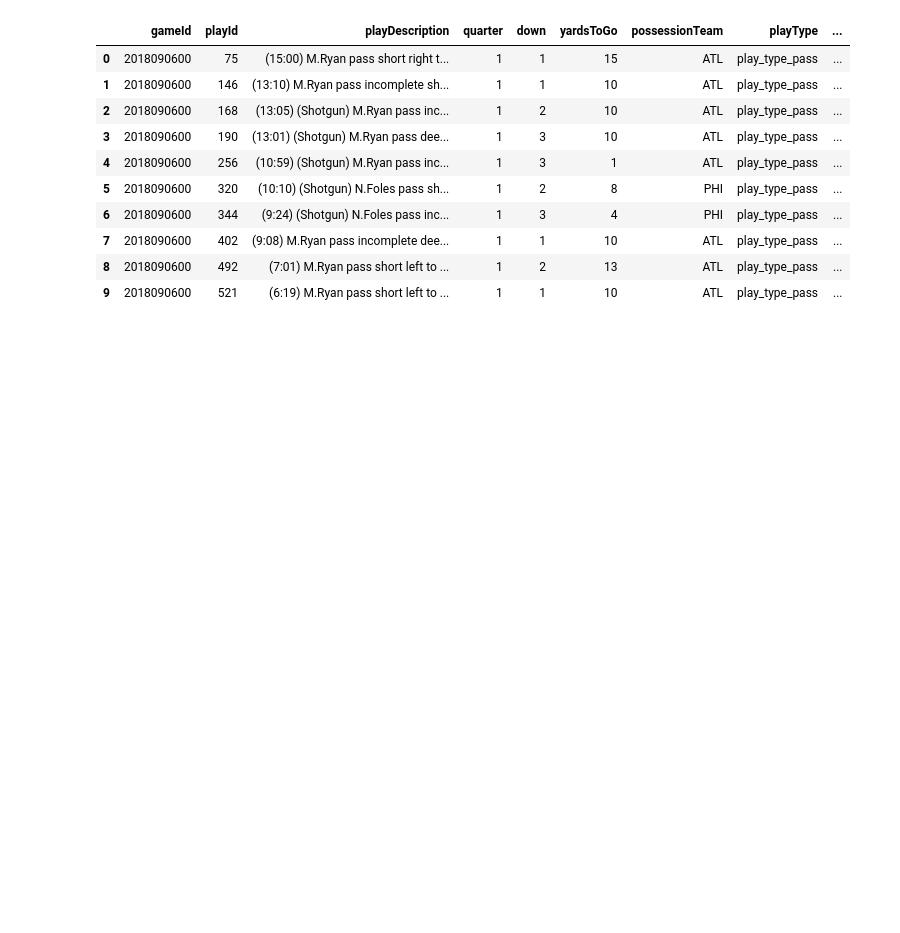
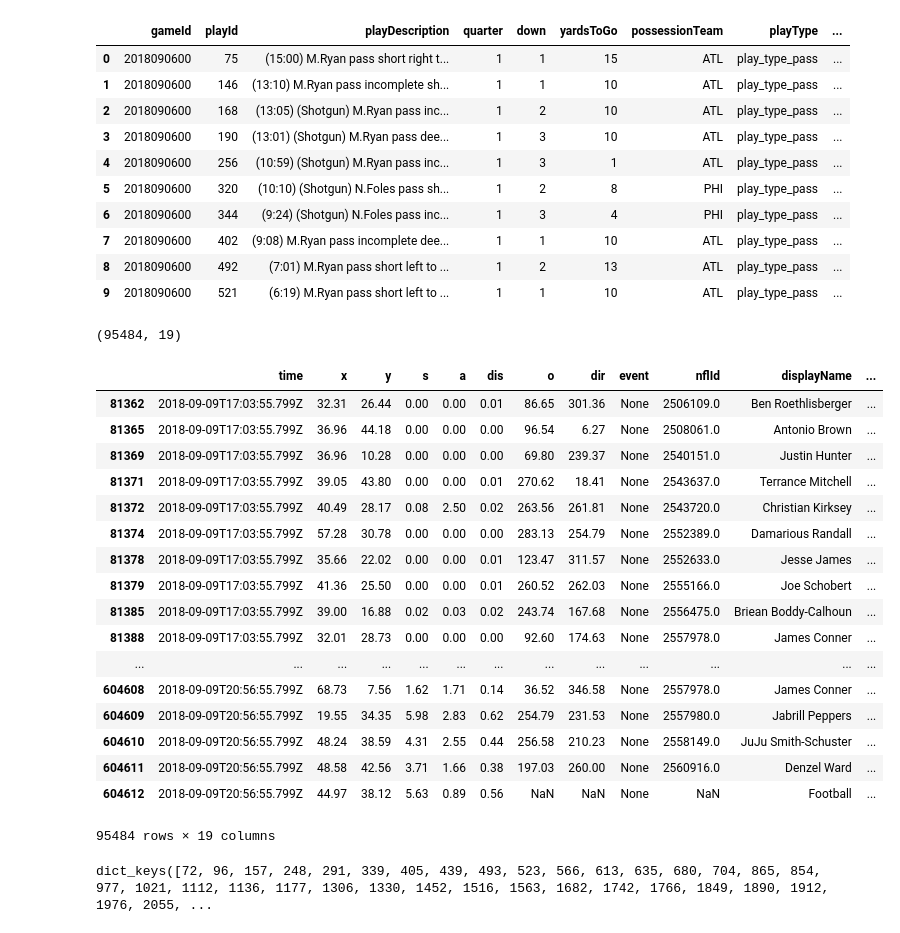
Before and after one commit to sidthakur08/nfl-big-data-bowl-2021, a Jupyter notebook: general.ipynb, the cells around one changed output. Saved outputs shown, nothing was run; the diff lists cells and outputs as text; code cells hidden in the pictures; blank space fills up the shorter version.

```diff
--- a/general.ipynb
+++ b/general.ipynb
@@ -29,5 +36,8 @@ def get_plays(plays,gameId):
 # %%
 def get_track_game(track,gameId):
-    return track[track['gameId']==gameId]
+    try:
+        return track[track['gameId']==gameId]
+    except Exception as e:
+        print(e)
 # %%
 def get_track_play(track,playId):
@@ -64,0 +96,25 @@ def animate_play(home_coord,away_coord,football_coord,plays):
+# %%
+track_game1.shape
+# %% [output]
+(95484, 19)
+# %%
+track_game1
+# %% [output]
+|  | time | x | y | s | a | dis | o | dir | event | nflId | displayName | ... |
+| 81362 | 2018-09-09T17:03:55.799Z | 32.31 | 26.44 | 0.00 | 0.00 | 0.01 | 86.65 | 301.36 | None | 2506109.0 | Ben Roethlisberger | ... |
+| 81365 | 2018-09-09T17:03:55.799Z | 36.96 | 44.18 | 0.00 | 0.00 | 0.00 | 96.54 | 6.27 | None | 2508061.0 | Antonio Brown | ... |
+| 81369 | 2018-09-09T17:03:55.799Z | 36.96 | 10.28 | 0.00 | 0.00 | 0.00 | 69.80 | 239.37 | None | 2540151.0 | Justin Hunter | ... |
+| 81371 | 2018-09-09T17:03:55.799Z | 39.05 | 43.80 | 0.00 | 0.00 | 0.01 | 270.62 | 18.41 | None | 2543637.0 | Terrance Mitchell | ... |
+| 81372 | 2018-09-09T17:03:55.799Z | 40.49 | 28.17 | 0.08 | 2.50 | 0.02 | 263.56 | 261.81 | None | 2543720.0 | Christian Kirksey | ... |
+| 81374 | 2018-09-09T17:03:55.799Z | 57.28 | 30.78 | 0.00 | 0.00 | 0.00 | 283.13 | 254.79 | None | 2552389.0 | Damarious Randall | ... |
+| 81378 | 2018-09-09T17:03:55.799Z | 35.66 | 22.02 | 0.00 | 0.00 | 0.01 | 123.47 | 311.57 | None | 2552633.0 | Jesse James | ... |
+| 81379 | 2018-09-09T17:03:55.799Z | 41.36 | 25.50 | 0.00 | 0.00 | 0.01 | 260.52 | 262.03 | None | 2555166.0 | Joe Schobert | ... |
+| 81385 | 2018-09-09T17:03:55.799Z | 39.00 | 16.88 | 0.02 | 0.03 | 0.02 | 243.74 | 167.68 | None | 2556475.0 | Briean Boddy-Calhoun | ... |
+| 81388 | 2018-09-09T17:03:55.799Z | 32.01 | 28.73 | 0.00 | 0.00 | 0.00 | 92.60 | 174.63 | None | 2557978.0 | James Conner | ... |
+| ... | ... | ... | ... | ... | ... | ... | ... | ... | ... | ... | ... | ... |
+| 604608 | 2018-09-09T20:56:55.799Z | 68.73 | 7.56 | 1.62 | 1.71 | 0.14 | 36.52 | 346.58 | None | 2557978.0 | James Conner | ... |
+| 604609 | 2018-09-09T20:56:55.799Z | 19.55 | 34.35 | 5.98 | 2.83 | 0.62 | 254.79 | 231.53 | None | 2557980.0 | Jabrill Peppers | ... |
+| 604610 | 2018-09-09T20:56:55.799Z | 48.24 | 38.59 | 4.31 | 2.55 | 0.44 | 256.58 | 210.23 | None | 2558149.0 | JuJu Smith-Schuster | ... |
+| 604611 | 2018-09-09T20:56:55.799Z | 48.58 | 42.56 | 3.71 | 1.66 | 0.38 | 197.03 | 260.00 | None | 2560916.0 | Denzel Ward | ... |
+| 604612 | 2018-09-09T20:56:55.799Z | 44.97 | 38.12 | 5.63 | 0.89 | 0.56 | NaN | NaN | None | NaN | Football | ... |
+95484 rows × 19 columns
@@ -64,0 +126,4 @@ def animate_play(home_coord,away_coord,football_coord,plays):
+# %%
+play_track_game1.keys()
+# %% [output]
+dict_keys([72, 96, 157, 248, 291, 339, 405, 439, 493, 523, 566, 613, 635, 680, 704, 865, 854, 977, 1021, 1112, 1136, 1177, 1306, 1330, 1452, 1516, 1563, 1682, 1742, 1766, 1849, 1890, 1912, 1976, 2055, ...
```
Also changed, not shown: parts of 16 cells of this notebook, 3 other files.
